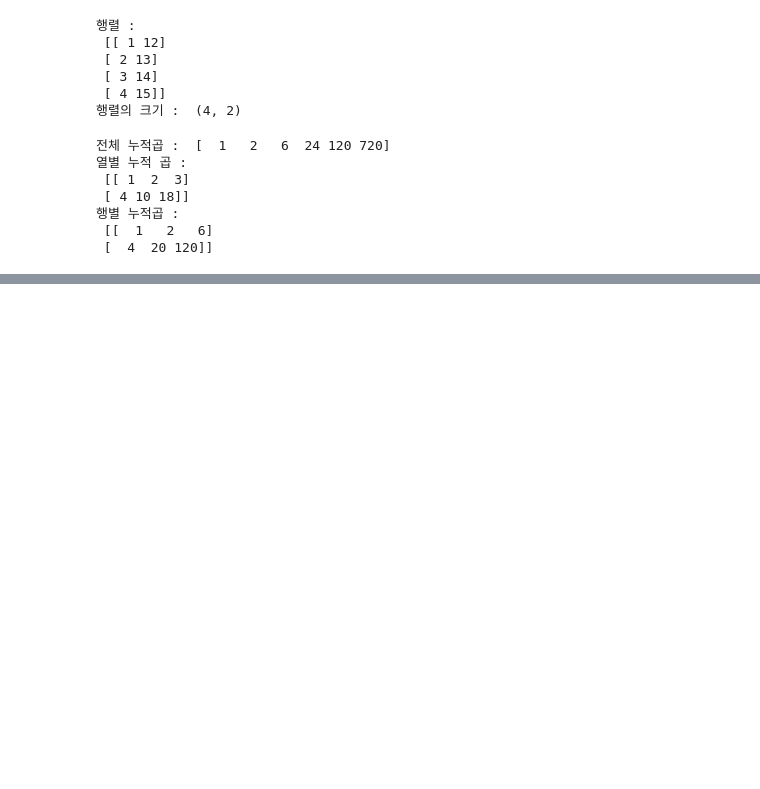
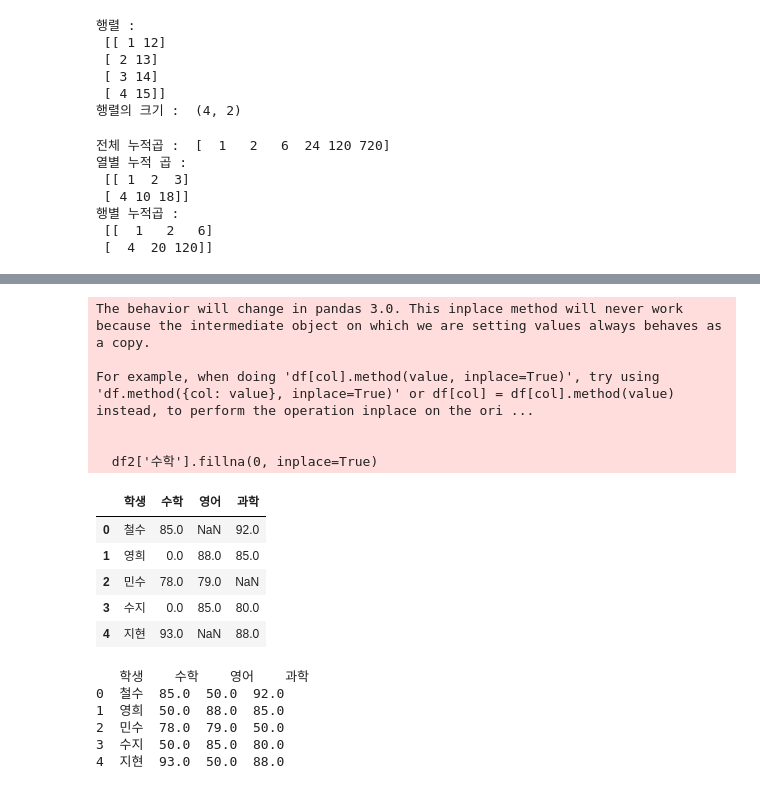
Before and after one commit to extraordinarySumiLee/BigData_Analysis_Exam, a Jupyter notebook: Part1.ipynb, the cells around one changed output, grey strips where cells are left out. Saved outputs shown, nothing was run; the diff lists cells and outputs as text; code cells hidden in the pictures; blank space fills up the shorter version.

```diff
--- a/Part1.ipynb
+++ b/Part1.ipynb
@@ -528,0 +734,30 @@ print("행별 누적곱 : \n",a.cumprod(axis=1))
+# %%
+# 지정한 값으로 채우기
+df2 = df.copy()
+df2['수학'].fillna(0, inplace=True)
+display(df2)
+# %% [output]
+The behavior will change in pandas 3.0. This inplace method will never work because the intermediate object on which we are setting values always behaves as a copy.
+
+For example, when doing 'df[col].method(value, inplace=True)', try using 'df.method({col: value}, inplace=True)' or df[col] = df[col].method(value) instead, to perform the operation inplace on the ori ...
+
+
+  df2['수학'].fillna(0, inplace=True)
+|  | 학생 | 수학 | 영어 | 과학 |
+| 0 | 철수 | 85.0 | NaN | 92.0 |
+| 1 | 영희 | 0.0 | 88.0 | 85.0 |
+| 2 | 민수 | 78.0 | 79.0 | NaN |
+| 3 | 수지 | 0.0 | 85.0 | 80.0 |
+| 4 | 지현 | 93.0 | NaN | 88.0 |
+# %%
+# 모든 결측치를 지정한 값으로 채우기
+df2_1 = df.copy()
+df2_1.fillna(50, inplace=True)
+print(df2_1)
+# %% [output]
+   학생    수학    영어    과학
+0  철수  85.0  50.0  92.0
+1  영희  50.0  88.0  85.0
+2  민수  78.0  79.0  50.0
+3  수지  50.0  85.0  80.0
+4  지현  93.0  50.0  88.0
```
Also changed, not shown: parts of 21 cells of this notebook, 1 other file.
